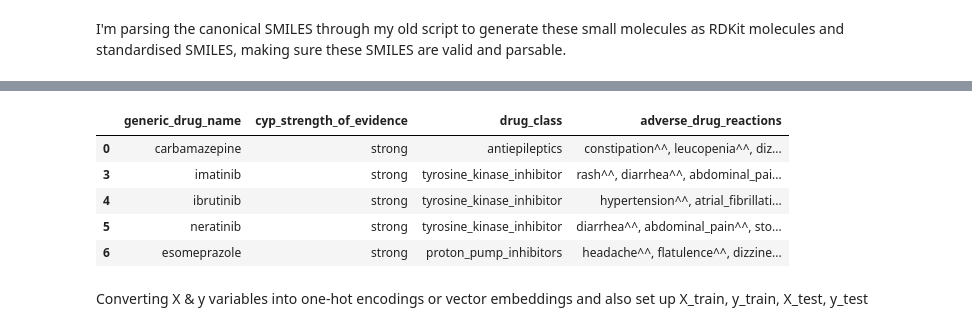
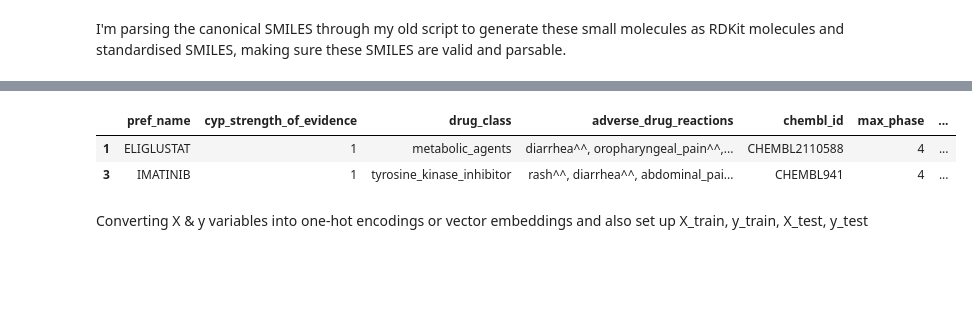
Before and after one commit to jhylin/Adverse_drug_reactions, a Jupyter notebook: ADR_test.ipynb, the cells around one changed output, grey strips where cells are left out. Drawn from its saved outputs; the diff is of its cells as text; code cells hidden in the pictures; blank space fills up the shorter version.

```diff
--- a/ADR_test.ipynb
+++ b/ADR_test.ipynb
@@ -86,3 +88,10 @@ df_s.head()
 | 2 | CHEMBL2110588 | ELIGLUSTAT | 4 | CCCCCCCC(=O)N[C@H](CN1CCCC1)[C@H]... |
 | 3 | CHEMBL1201320 | ESOMEPRAZOLE | 4 | COc1ccc2[nH]c([S@@+]([O-])Cc3ncc(... |
 | 4 | CHEMBL231068 | FLIBANSERIN | 4 | O=c1[nH]c2ccccc2n1CCN1CCN(c2cccc(... |
+# %%
+# Rename column & change lower to uppercase
+df = df.rename(columns={"generic_drug_name": "pref_name"})
+df["pref_name"] = df["pref_name"].str.upper()
+# Merge df & df_3a4
+df = df.merge(df_3a4, how="left", on="pref_name")
+df.head(10)
@@ -141,6 +162,6 @@ def preprocess(row):
     #row["inchikey"] = dm.to_inchikey(mol)
     return row
 
-df_s3a4 = df_s.apply(preprocess, axis = 1)
-df_s3a4.head()
+df_p3a4 = df.apply(preprocess, axis = 1)
+df_p3a4.head()
 # %% [output]
@@ -166,16 +187,16 @@ import useful_rdkit_utils as uru
 import numpy as np
 
 # Generate numpy arrays containing the fingerprints
-df_s3a4['fp'] = df_s3a4.rdkit_mol.apply(rdFingerprintGenerator.GetMorganGenerator().GetCountFingerprintAsNumPy)
+df_p3a4['fp'] = df_p3a4.rdkit_mol.apply(rdFingerprintGenerator.GetMorganGenerator().GetCountFingerprintAsNumPy)
 
 # Get Butina cluster labels
-df_s3a4["butina_cluster"] = uru.get_butina_clusters(df_s3a4.standard_smiles)
+df_p3a4["butina_cluster"] = uru.get_butina_clusters(df_p3a4.standard_smiles)
 
 # Set up a GroupKFoldShuffle object
 group_kfold_shuffle = uru.GroupKFoldShuffle(n_splits=5, shuffle=True)
 
 # Using cross-validation/doing data split
 ## X = np.stack(df_s3a4.fp), y = df.adverse_drug_reactions, group labels = df_s3a4.butina_cluster
-for train, test in group_kfold_shuffle.split(np.stack(df_s3a4.fp), df.adverse_drug_reactions, df_s3a4.butina_cluster):
+for train, test in group_kfold_shuffle.split(np.stack(df_p3a4.fp), df.adverse_drug_reactions, df_p3a4.butina_cluster):
     print(len(train),len(test))
 # %% [output]
@@ -207,8 +234,8 @@ array([ 0,  3,  4,  5,  6,  7,  8,  9, 10, 13, 14, 15, 16, 18, 19, 21, 22,
 # %%
 # Convert indices into list
 train_set = train.tolist()
-# Locate drugs and drug info via pd.iloc
-df_train = df.iloc[train_set]
+# Locate drugs and drug info via pd.DataFrame.iloc
+df_train = df_p3a4.iloc[train_set]
 print(df_train.shape)
-df_train.head()
+df_train.head(2)
 # %% [output]
@@ -254,14 +266,11 @@ df.head()
 ## Using Butina clustering/splits to split data - to do this, it requires SMILES in order to generate fingerprints
 ## I may only use these SMILES to this extent for the current post, but for future posts these SMILES might be utilised more...
 # %%
-df_train.head()
+df_train.head(2)
 # %% [output]
-|  | generic_drug_name | cyp_strength_of_evidence | drug_class | adverse_drug_reactions |
-| 0 | carbamazepine | strong | antiepileptics | constipation^^, leucopenia^^, diz... |
-| 3 | imatinib | strong | tyrosine_kinase_inhibitor | rash^^, diarrhea^^, abdominal_pai... |
-| 4 | ibrutinib | strong | tyrosine_kinase_inhibitor | hypertension^^, atrial_fibrillati... |
-| 5 | neratinib | strong | tyrosine_kinase_inhibitor | diarrhea^^, abdominal_pain^^, sto... |
-| 6 | esomeprazole | strong | proton_pump_inhibitors | headache^^, flatulence^^, dizzine... |
+|  | pref_name | cyp_strength_of_evidence | drug_class | adverse_drug_reactions | chembl_id | max_phase | ... |
+| 1 | ELIGLUSTAT | 1 | metabolic_agents | diarrhea^^, oropharyngeal_pain^^,... | CHEMBL2110588 | 4 | ... |
+| 3 | IMATINIB | 1 | tyrosine_kinase_inhibitor | rash^^, diarrhea^^, abdominal_pai... | CHEMBL941 | 4 | ... |
 # %%
 ## Separate df_train into X_train & y_train, then separate df_test in X_test & y_test
 
```
Also changed, not shown: parts of 24 cells of this notebook.
